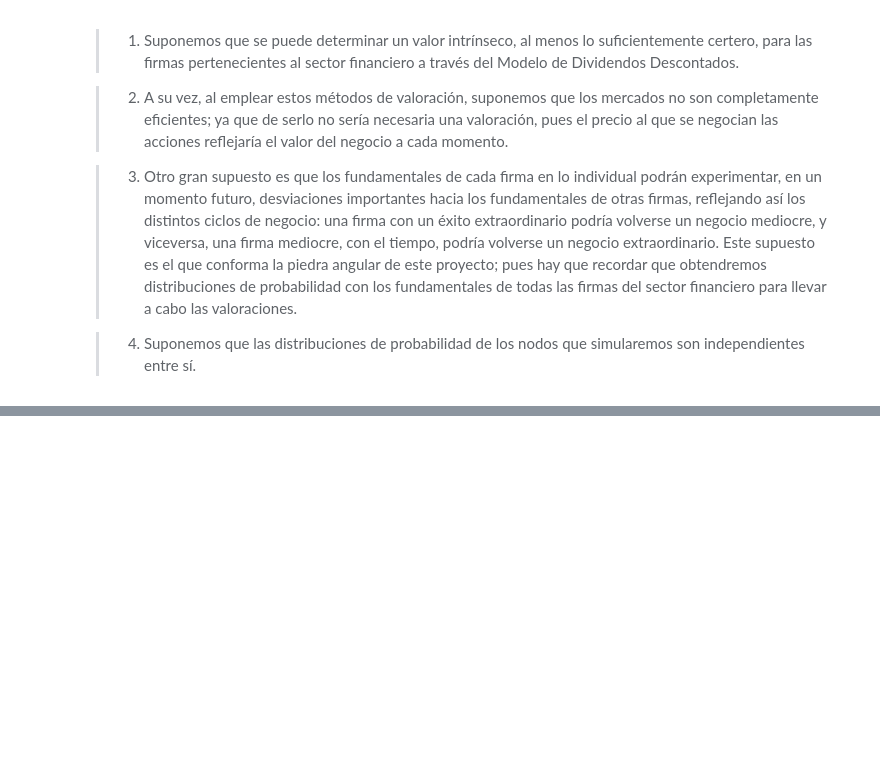
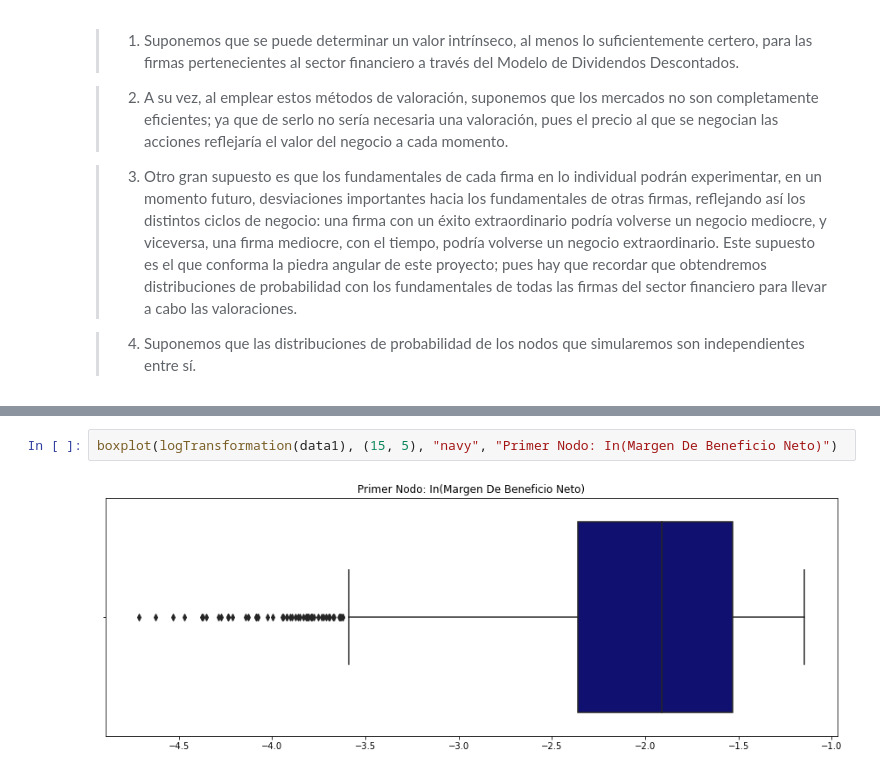
Before and after one commit to EMarquez7/Proyecto_DALopez_EMarquez, a Jupyter notebook: ProyectoModulo1_LazarenoD_DelgadoE.ipynb, the cells around one changed output, grey strips where cells are left out. Saved outputs shown, nothing was run; the diff lists cells and outputs as text; blank space fills up the shorter version.

```diff
--- a/ProyectoModulo1_LazarenoD_DelgadoE.ipynb
+++ b/ProyectoModulo1_LazarenoD_DelgadoE.ipynb
@@ -150,0 +254,4 @@ def logTransformation(data : "Datos"):
+# %%
+boxplot(logTransformation(data1), (15, 5), "navy", "Primer Nodo: In(Margen De Beneficio Neto)")
+# %% [output]
+[figure, added]
```
Also changed, not shown: parts of 15 cells of this notebook.
